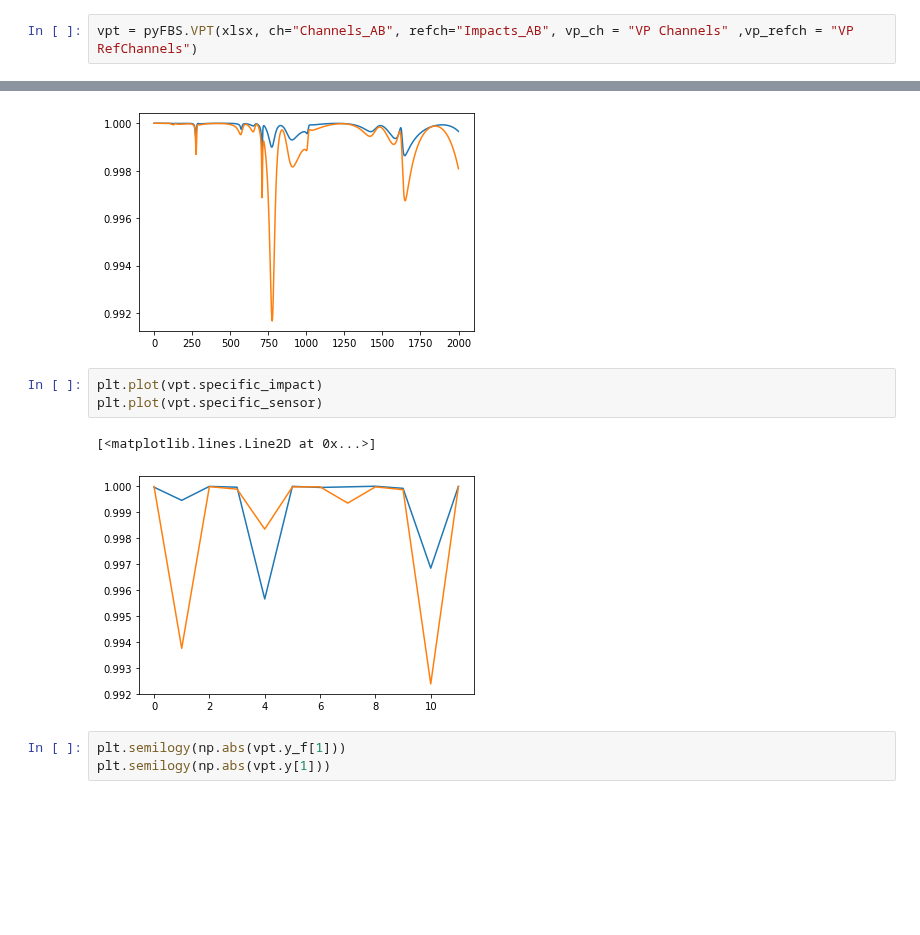
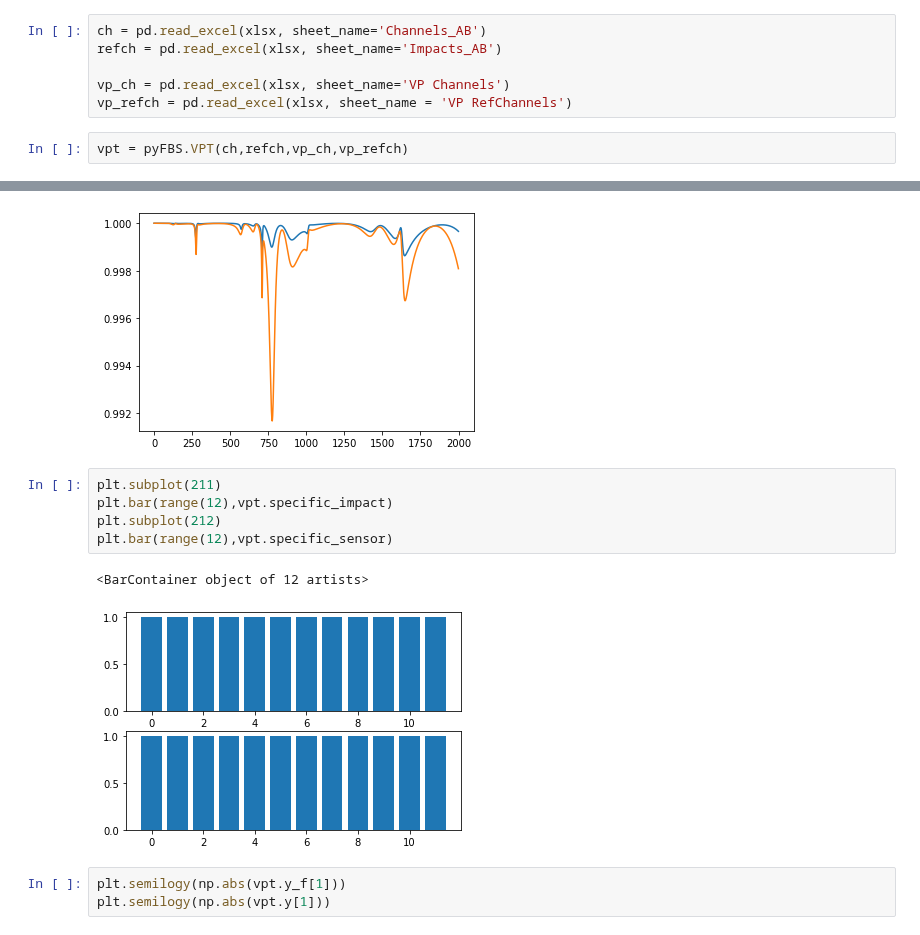
Before and after one commit to yannikmadeheim-del/pyFBS-nonlinear, a Jupyter notebook: examples/MCK_Engine_mount.ipynb, the cells around one changed output, grey strips where cells are left out. Saved outputs shown, nothing was run; the diff lists cells and outputs as text; blank space fills up the shorter version.

```diff
--- a/examples/MCK_Engine_mount.ipynb
+++ b/examples/MCK_Engine_mount.ipynb
@@ -85,5 +80,11 @@ plt.plot(MK.freq,np.angle(MK.FRF[0,0]))
+# %%
+ch = pd.read_excel(xlsx, sheet_name='Channels_AB')
+refch = pd.read_excel(xlsx, sheet_name='Impacts_AB')
+
+vp_ch = pd.read_excel(xlsx, sheet_name='VP Channels')
+vp_refch = pd.read_excel(xlsx, sheet_name = 'VP RefChannels')
 # %%
-vpt = pyFBS.VPT(xlsx, ch="Channels_AB", refch="Impacts_AB", vp_ch = "VP Channels" ,vp_refch = "VP RefChannels")
+vpt = pyFBS.VPT(ch,refch,vp_ch,vp_refch)
 # %%
 plt.spy(vpt.Rf)
 # %% [output]
@@ -108,11 +105,13 @@ plt.plot(vpt.overall_sensor)
 [<matplotlib.lines.Line2D at 0x...>]
 [figure]
 # %%
-plt.plot(vpt.specific_impact)
-plt.plot(vpt.specific_sensor)
+plt.subplot(211)
+plt.bar(range(12),vpt.specific_impact)
+plt.subplot(212)
+plt.bar(range(12),vpt.specific_sensor)
 # %% [output]
-[<matplotlib.lines.Line2D at 0x...>]
+<BarContainer object of 12 artists>
-[figure, old version]
+[figure, new version]
 # %%
 plt.semilogy(np.abs(vpt.y_f[1]))
 plt.semilogy(np.abs(vpt.y[1]))
```
Also changed, not shown: parts of 10 cells of this notebook, 34 other files.
